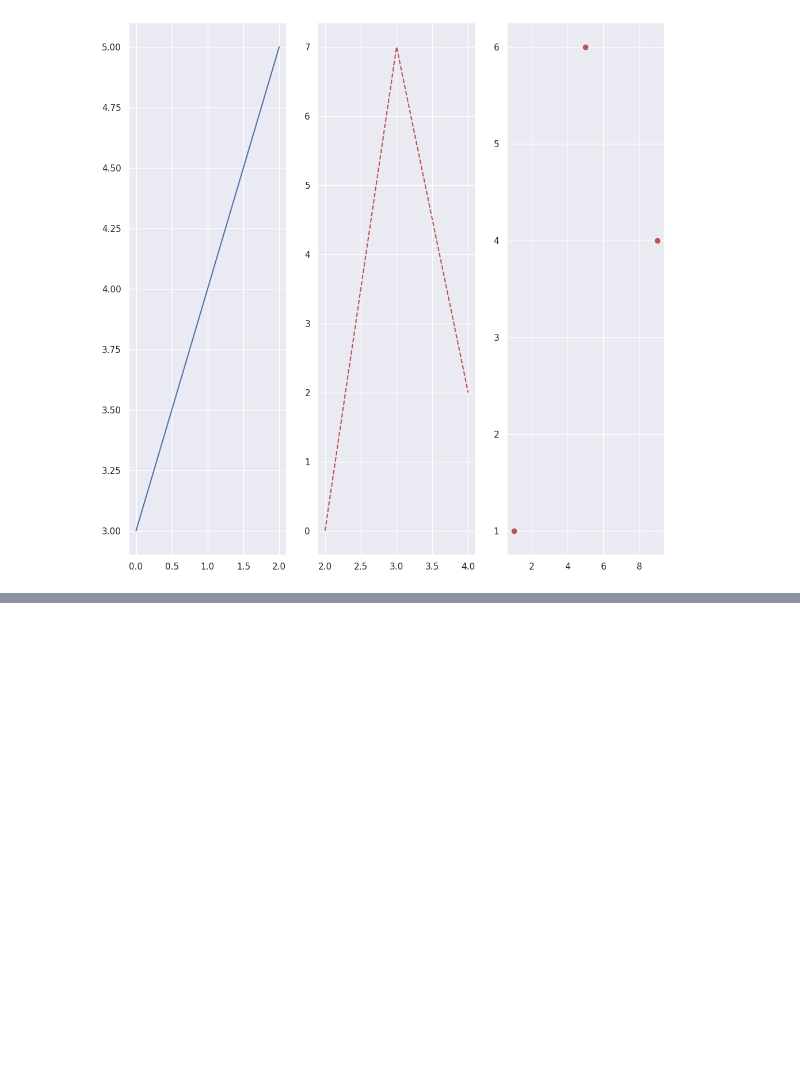
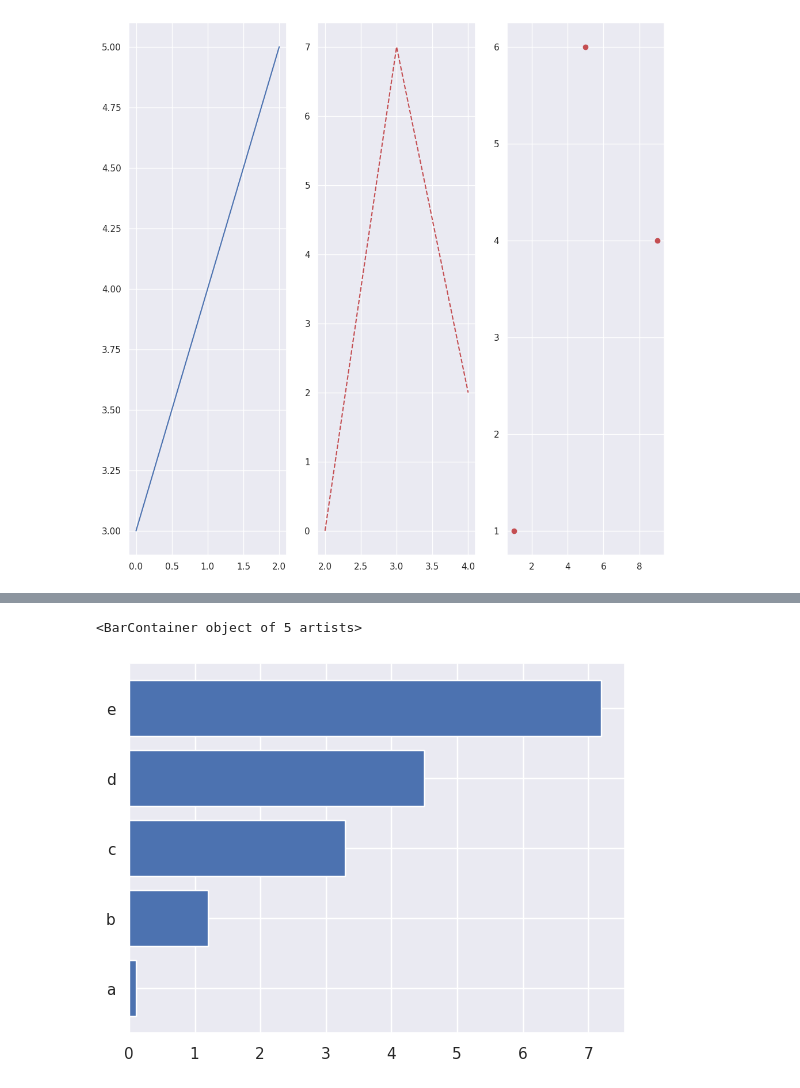
Before and after one commit to yot85/Data-Science-Bootcamp, a Jupyter notebook: 04_data_visualization/01_matplotlib_intro.ipynb, the cells around one changed output, grey strips where cells are left out. Cells and saved outputs as stored; diff of their text form; code cells hidden in the pictures; blank space fills up the shorter version.

```diff
--- a/04_data_visualization/01_matplotlib_intro.ipynb
+++ b/04_data_visualization/01_matplotlib_intro.ipynb
@@ -72,0 +85,5 @@ fig.show()
+# %%
+plt.barh(y=['a','b','c','d','e'], width=[0.1, 1.2, 3.3, 4.5, 7.2])
+# %% [output]
+<BarContainer object of 5 artists>
+[figure, added]
```
Also changed, not shown: parts of 6 cells of this notebook.
